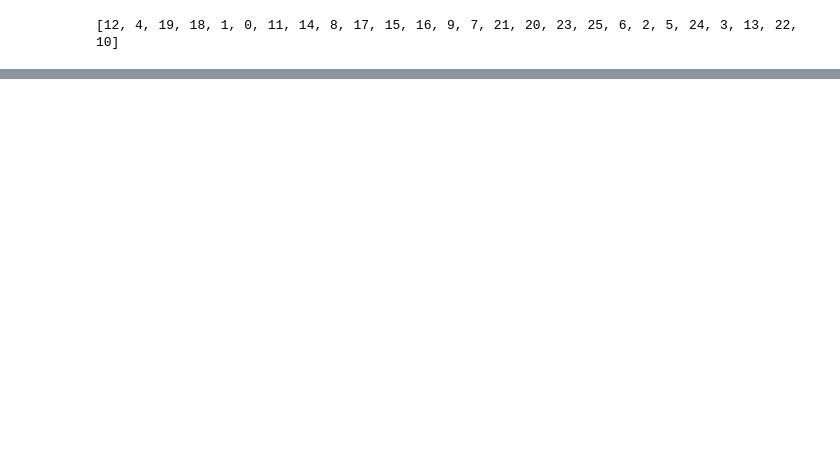
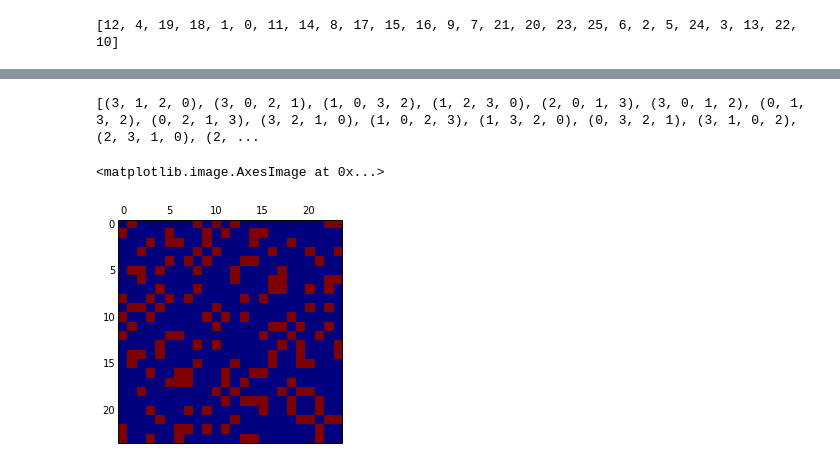
Before and after one commit to MInner/bmml_app, a Jupyter notebook: app.ipynb, the cells around one changed output, grey strips where cells are left out. Saved outputs shown, nothing was run; the diff lists cells and outputs as text; code cells hidden in the pictures; blank space fills up the shorter version.

```diff
--- a/app.ipynb
+++ b/app.ipynb
@@ -379,0 +456,19 @@ z   k q <- !
+# %%
+import numpy as np
+from matplotlib.pylab import matshow
+%matplotlib inline
+
+M = np.zeros((len(seen), len(seen)))
+seenl = list(seen)
+print seenl
+for fr, to in edges:
+	i = seenl.index(fr)
+	j = seenl.index(to)
+	M[i, j] = 1
+	M[j, i] = 1
+
+matshow(M)
+# %% [output]
+[(3, 1, 2, 0), (3, 0, 2, 1), (1, 0, 3, 2), (1, 2, 3, 0), (2, 0, 1, 3), (3, 0, 1, 2), (0, 1, 3, 2), (0, 2, 1, 3), (3, 2, 1, 0), (1, 0, 2, 3), (1, 3, 2, 0), (0, 3, 2, 1), (3, 1, 0, 2), (2, 3, 1, 0), (2, ...
+<matplotlib.image.AxesImage at 0x...>
+[figure, added]
```
Also changed, not shown: parts of 8 cells of this notebook.
